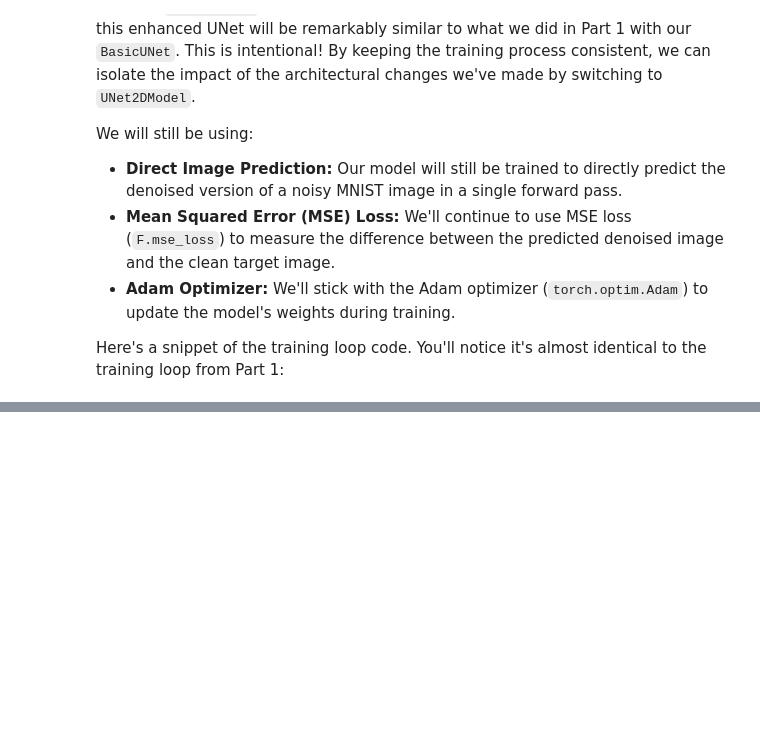
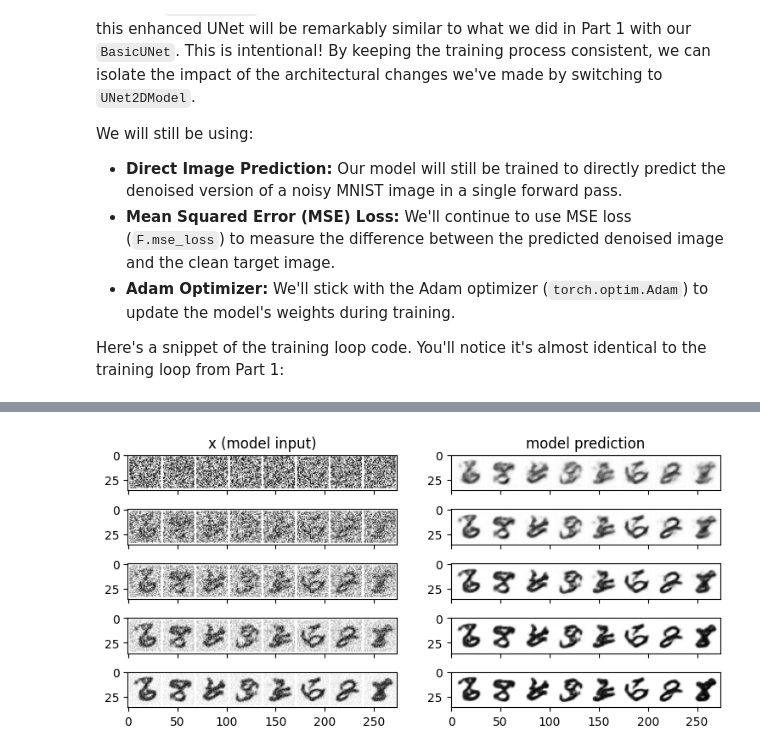
Before and after one commit to hassaanbinaslam/myblog, a Jupyter notebook: posts/2025-02-15-diffusion-model-mnist-part2.ipynb, the cells around one changed output, grey strips where cells are left out. Cells and saved outputs as stored; diff of their text form; code cells hidden in the pictures; blank space fills up the shorter version.

```diff
--- a/posts/2025-02-15-diffusion-model-mnist-part2.ipynb
+++ b/posts/2025-02-15-diffusion-model-mnist-part2.ipynb
@@ -255,0 +445,37 @@ Now that our enhanced UNet is trained, let's see how it performs in denoising MN
+# %%
+import torchvision
+from matplotlib import pyplot as plt
+
+n_steps = 5
+x = torch.rand(8, 1, 32, 32).to(device)  # Start from random
+step_history = [x.detach().cpu()]
+pred_output_history = []
+
+for i in range(n_steps):
+    # Predict denoise image
+    with torch.no_grad():
+        pred = model(x, 0).sample
+
+    # Store output for plotting
+    pred_output_history.append(pred.detach().cpu())
+
+    # Move slightly towards that direction
+    mix_factor = 1 / (n_steps - i)
+    x = x * (1 - mix_factor) + pred * mix_factor
+
+    # Store output for plotting
+    step_history.append(x.detach().cpu())
+
+fig, axs = plt.subplots(n_steps, 2, figsize=(9, 4), sharex=True)
+axs[0, 0].set_title("x (model input)")
+axs[0, 1].set_title("model prediction")
+for i in range(n_steps):
+    axs[i, 0].imshow(
+        torchvision.utils.make_grid(step_history[i])[0].clip(0, 1), cmap="Greys"
+    )
+    axs[i, 1].imshow(
+        torchvision.utils.make_grid(pred_output_history[i])[0].clip(0, 1),
+        cmap="Greys",
+    )
+# %% [output]
+[figure, added]
```
Also changed, not shown: parts of 25 cells of this notebook.
